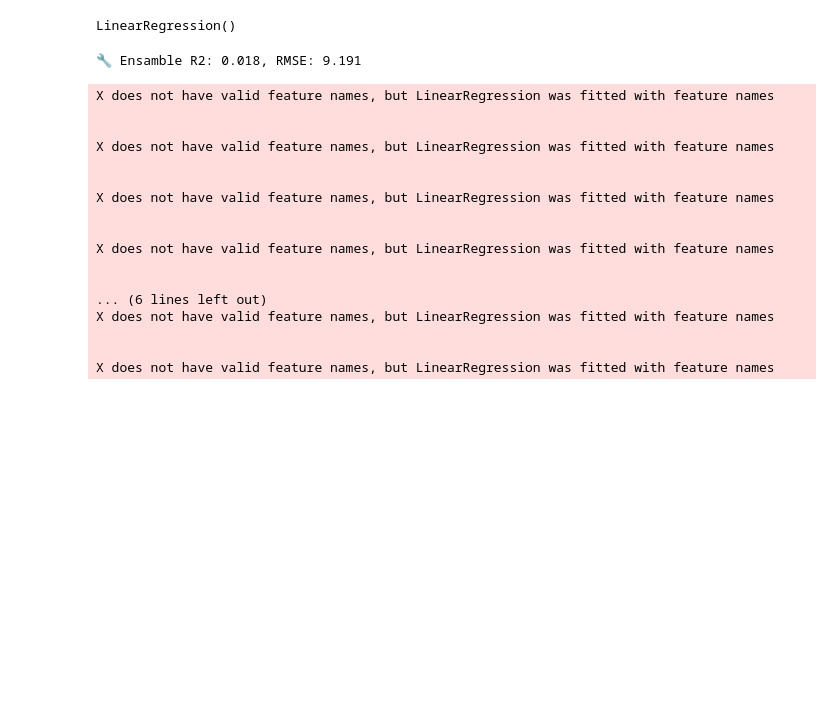
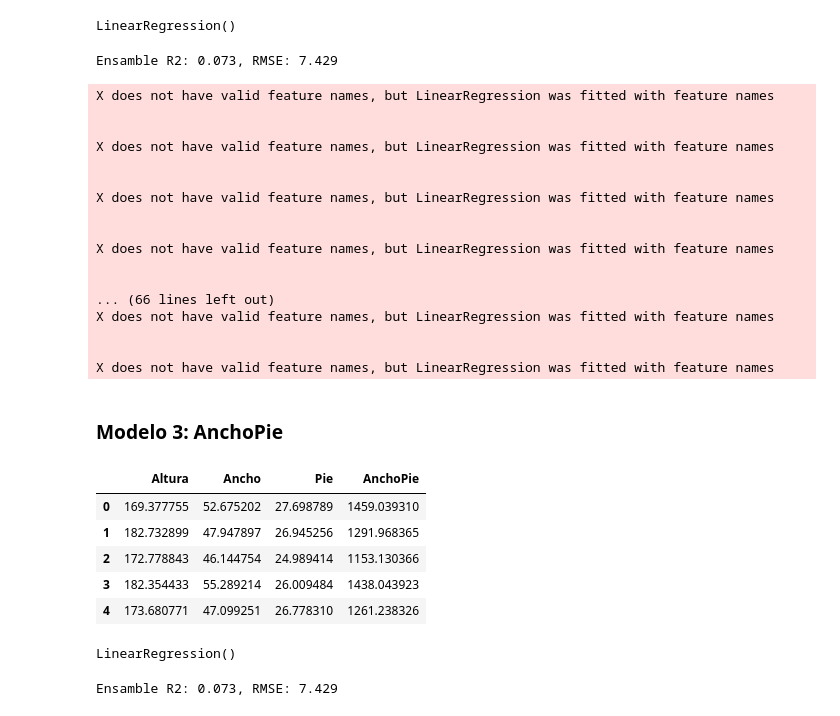
Before and after one commit to EstebanGomezVal/Estimacion_Exam_2, a Jupyter notebook: Examen_2.ipynb, the cells around one changed output. Cells and saved outputs as stored; diff of their text form; code cells hidden in the pictures; blank space fills up the shorter version.

Commit message:
Modelo 3

```diff
--- a/Examen_2.ipynb
+++ b/Examen_2.ipynb
@@ -313,16 +318,14 @@ def modelo_ensamble(x_row, umbral):
     else:
         return model_alto.predict([x_row])[0]
 
-# Predecir con el ensamble en el set de prueba original
 y_pred_ensamble = [modelo_ensamble(x, altura_median) for x in X_test.values]
 
-# Métricas
 r2_ensamble = r2_score(y_test, y_pred_ensamble)
 rmse_ensamble = np.sqrt(mean_squared_error(y_test, y_pred_ensamble))
 
-print(f'🔧 Ensamble R2: {r2_ensamble:.3f}, RMSE: {rmse_ensamble:.3f}')
+print(f'Ensamble R2: {r2_ensamble:.3f}, RMSE: {rmse_ensamble:.3f}')
 # %% [output]
-🔧 Ensamble R2: 0.018, RMSE: 9.191
+Ensamble R2: 0.073, RMSE: 7.429
 X does not have valid feature names, but LinearRegression was fitted with feature names
 
 
@@ -335,7 +338,7 @@ X does not have valid feature names, but LinearRegression was fitted with featur
 X does not have valid feature names, but LinearRegression was fitted with feature names
 
 
-... (6 lines left out)
+... (66 lines left out)
 X does not have valid feature names, but LinearRegression was fitted with feature names
 
 
@@ -342,0 +374,13 @@ X does not have valid feature names, but LinearRegression was fitted with featur
+# %% [markdown]
+### **Modelo 3: AnchoPie**
+# %%
+df_AnchoPie = df.copy()
+df_AnchoPie['AnchoPie'] = df_AnchoPie['Pie'] * df_AnchoPie['Ancho']
+df_AnchoPie.head()
+# %% [output]
+|  | Altura | Ancho | Pie | AnchoPie |
+| 0 | 169.377755 | 52.675202 | 27.698789 | 1459.039310 |
+| 1 | 182.732899 | 47.947897 | 26.945256 | 1291.968365 |
+| 2 | 172.778843 | 46.144754 | 24.989414 | 1153.130366 |
+| 3 | 182.354433 | 55.289214 | 26.009484 | 1438.043923 |
+| 4 | 173.680771 | 47.099251 | 26.778310 | 1261.238326 |
@@ -342,0 +399,5 @@ X does not have valid feature names, but LinearRegression was fitted with featur
+# %%
+modelo_anchopie = LinearRegression()
+modelo_anchopie.fit(X_train_anchopie, y_train_anchopie)
+# %% [output]
+LinearRegression()
@@ -342,0 +406,6 @@ X does not have valid feature names, but LinearRegression was fitted with featur
+# %%
+r2_ensamble = r2_score(y_test, y_pred_ensamble)
+rmse_ensamble = np.sqrt(mean_squared_error(y_test, y_pred_ensamble))
+print(f'Ensamble R2: {r2_ensamble:.3f}, RMSE: {rmse_ensamble:.3f}')
+# %% [output]
+Ensamble R2: 0.073, RMSE: 7.429
```
Also changed, not shown: parts of 10 cells of this notebook.
